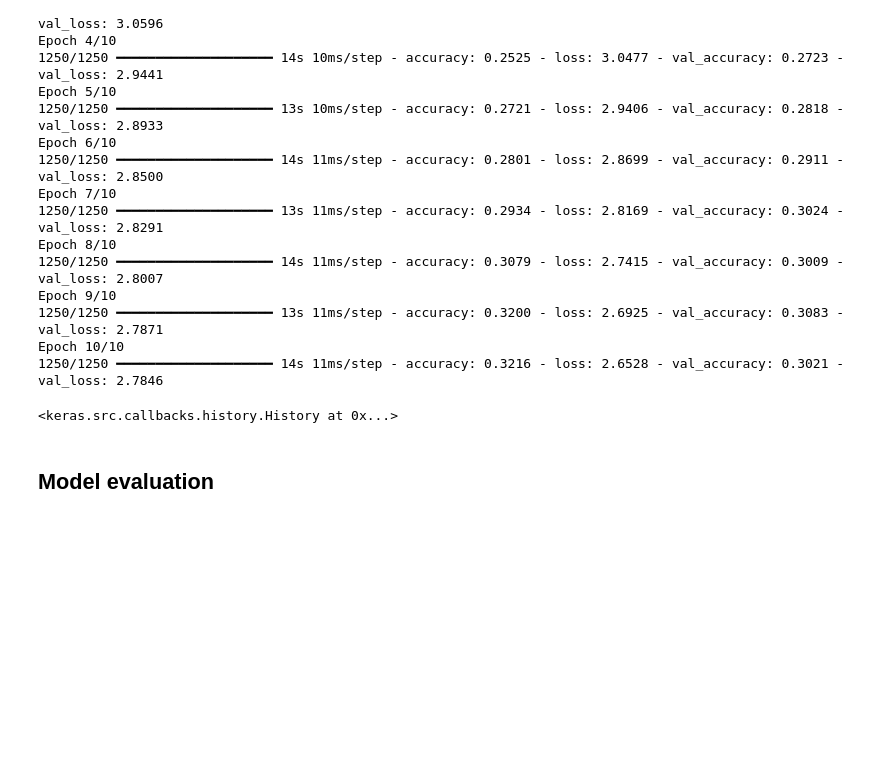
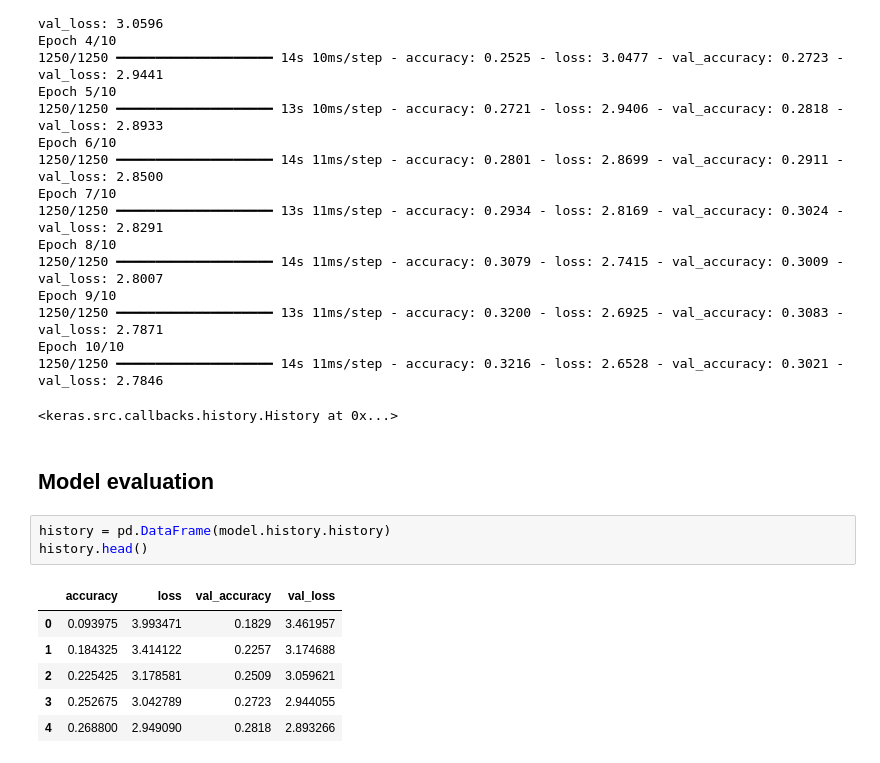
Before and after one commit to DawudAli123/Course-Work-Big-Data-2025, a Jupyter notebook: M32895_main_CW_up2089158_up2060325.ipynb, the cells around one changed output. Saved outputs shown, nothing was run; the diff lists cells and outputs as text; blank space fills up the shorter version.

```diff
--- a/M32895_main_CW_up2089158_up2060325.ipynb
+++ b/M32895_main_CW_up2089158_up2060325.ipynb
@@ -339,3 +339,13 @@ Epoch 10/10
 <keras.src.callbacks.history.History at 0x...>
 # %% [markdown]
 ## Model evaluation
+# %%
+history = pd.DataFrame(model.history.history)
+history.head()
+# %% [output]
+|  | accuracy | loss | val_accuracy | val_loss |
+| 0 | 0.093975 | 3.993471 | 0.1829 | 3.461957 |
+| 1 | 0.184325 | 3.414122 | 0.2257 | 3.174688 |
+| 2 | 0.225425 | 3.178581 | 0.2509 | 3.059621 |
+| 3 | 0.252675 | 3.042789 | 0.2723 | 2.944055 |
+| 4 | 0.268800 | 2.949090 | 0.2818 | 2.893266 |
```
Also changed, not shown: parts of 5 cells of this notebook.
